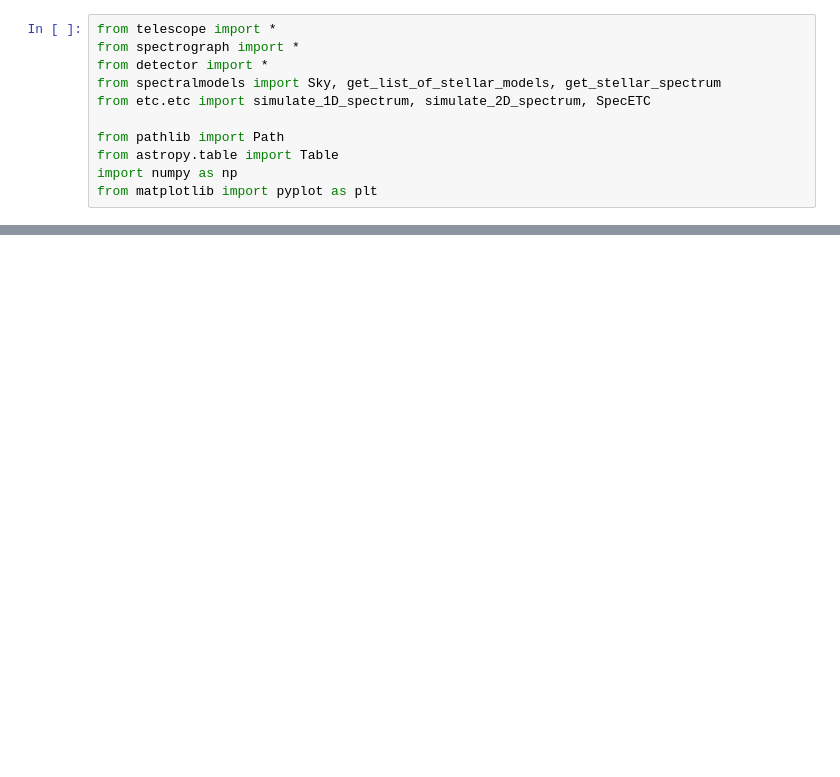
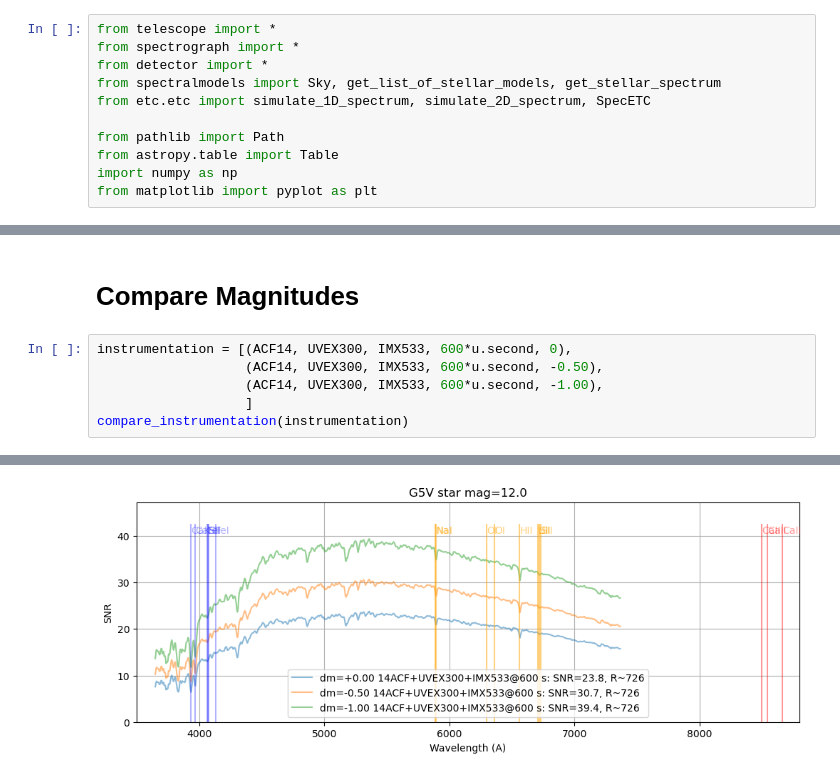
Before and after one commit to joshwalawender/SpecETC, a Jupyter notebook: Sandbox.ipynb, the cells around one changed output, grey strips where cells are left out. Drawn from its saved outputs; the diff is of its cells as text; blank space fills up the shorter version.

```diff
--- a/Sandbox.ipynb
+++ b/Sandbox.ipynb
@@ -43,0 +77,9 @@ WARNING: Source spectrum will be evaluated outside pre-defined waveset. [synphot
+# %% [markdown]
+# Compare Magnitudes
+# %%
+instrumentation = [(ACF14, UVEX300, IMX533, 600*u.second, 0),
+                   (ACF14, UVEX300, IMX533, 600*u.second, -0.50),
+                   (ACF14, UVEX300, IMX533, 600*u.second, -1.00),
+                   ]
+compare_instrumentation(instrumentation)
+# %% [output]
@@ -43,0 +89 @@ WARNING: Source spectrum will be evaluated outside pre-defined waveset. [synphot
+[figure, added]
```
Also changed, not shown: parts of 12 cells of this notebook.
